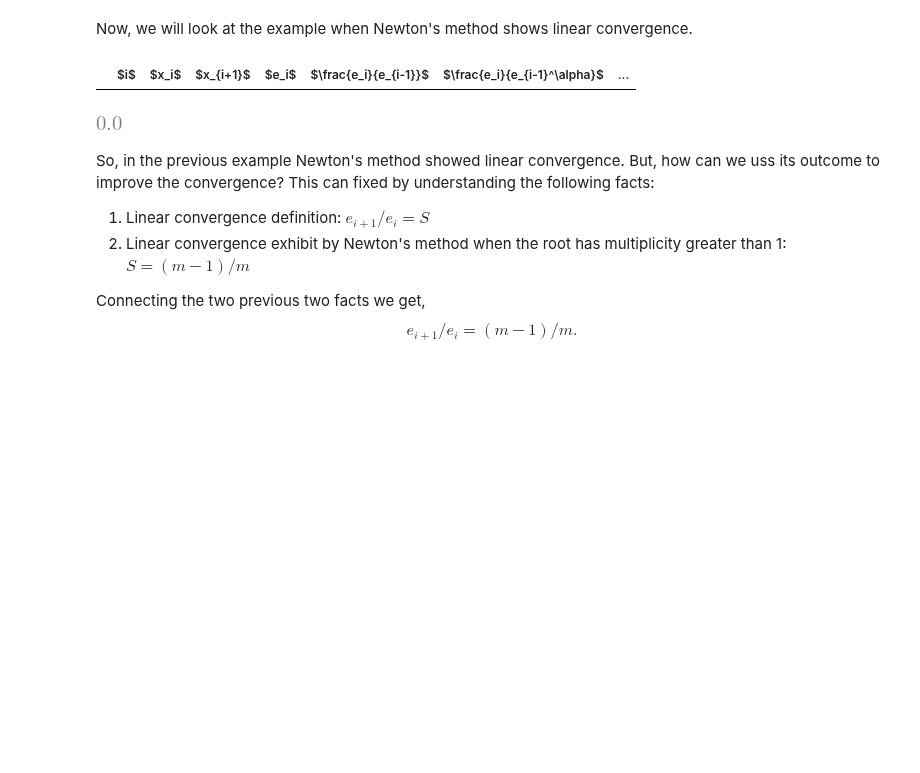
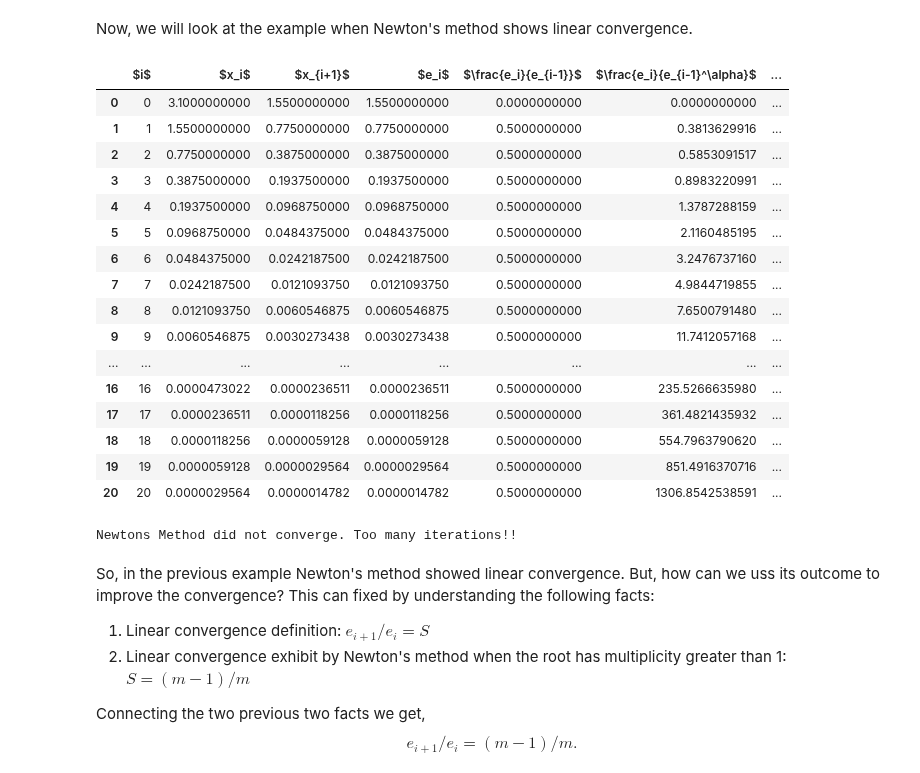
Before and after one commit to tclaudioe/Scientific-Computing, a Jupyter notebook: SC1v2/03_roots_of_1D_equations.ipynb, the cells around one changed output. Cells and saved outputs as stored; diff of their text form; code cells hidden in the pictures; blank space fills up the shorter version.

```diff
--- a/SC1v2/03_roots_of_1D_equations.ipynb
+++ b/SC1v2/03_roots_of_1D_equations.ipynb
@@ -555,10 +555,26 @@ Now, we will look at the example when Newton's method shows linear convergence.
 # %%
 f = lambda x: x**2
 fp = lambda x: 2*x # the derivative of f
-newton_method(f, fp, 3.1, rel_error=1e-1, m=2, maxNumberIterations=10)
+newton_method(f, fp, 3.1, rel_error=1e-1, m=1, maxNumberIterations=20)
 # %% [output]
 |  | $i$ | $x_i$ | $x_{i+1}$ | $e_i$ | $\frac{e_i}{e_{i-1}}$ | $\frac{e_i}{e_{i-1}^\alpha}$ | ... |
+| 0 | 0 | 3.1000000000 | 1.5500000000 | 1.5500000000 | 0.0000000000 | 0.0000000000 | ... |
+| 1 | 1 | 1.5500000000 | 0.7750000000 | 0.7750000000 | 0.5000000000 | 0.3813629916 | ... |
+| 2 | 2 | 0.7750000000 | 0.3875000000 | 0.3875000000 | 0.5000000000 | 0.5853091517 | ... |
+| 3 | 3 | 0.3875000000 | 0.1937500000 | 0.1937500000 | 0.5000000000 | 0.8983220991 | ... |
+| 4 | 4 | 0.1937500000 | 0.0968750000 | 0.0968750000 | 0.5000000000 | 1.3787288159 | ... |
+| 5 | 5 | 0.0968750000 | 0.0484375000 | 0.0484375000 | 0.5000000000 | 2.1160485195 | ... |
+| 6 | 6 | 0.0484375000 | 0.0242187500 | 0.0242187500 | 0.5000000000 | 3.2476737160 | ... |
+| 7 | 7 | 0.0242187500 | 0.0121093750 | 0.0121093750 | 0.5000000000 | 4.9844719855 | ... |
+| 8 | 8 | 0.0121093750 | 0.0060546875 | 0.0060546875 | 0.5000000000 | 7.6500791480 | ... |
+| 9 | 9 | 0.0060546875 | 0.0030273438 | 0.0030273438 | 0.5000000000 | 11.7412057168 | ... |
+| ... | ... | ... | ... | ... | ... | ... | ... |
+| 16 | 16 | 0.0000473022 | 0.0000236511 | 0.0000236511 | 0.5000000000 | 235.5266635980 | ... |
+| 17 | 17 | 0.0000236511 | 0.0000118256 | 0.0000118256 | 0.5000000000 | 361.4821435932 | ... |
+| 18 | 18 | 0.0000118256 | 0.0000059128 | 0.0000059128 | 0.5000000000 | 554.7963790620 | ... |
+| 19 | 19 | 0.0000059128 | 0.0000029564 | 0.0000029564 | 0.5000000000 | 851.4916370716 | ... |
+| 20 | 20 | 0.0000029564 | 0.0000014782 | 0.0000014782 | 0.5000000000 | 1306.8542538591 | ... |
-[figure, removed]
+Newtons Method did not converge. Too many iterations!!
 # %% [markdown]
 So, in the previous example Newton's method showed linear convergence.
 But, how can we uss its outcome to improve the convergence?
```
Also changed, not shown: parts of 15 cells of this notebook.
